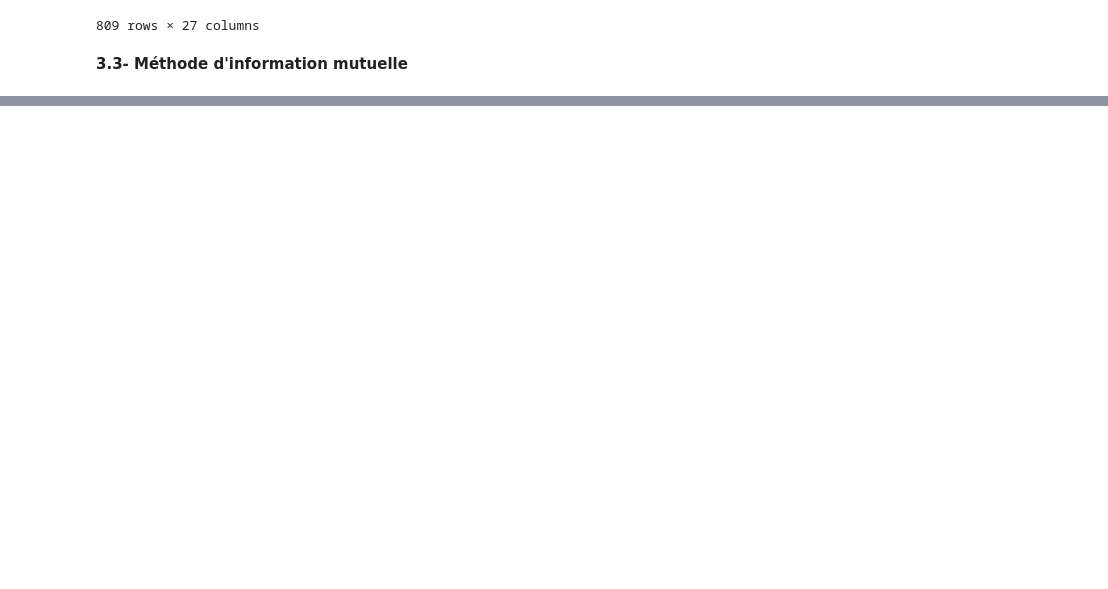
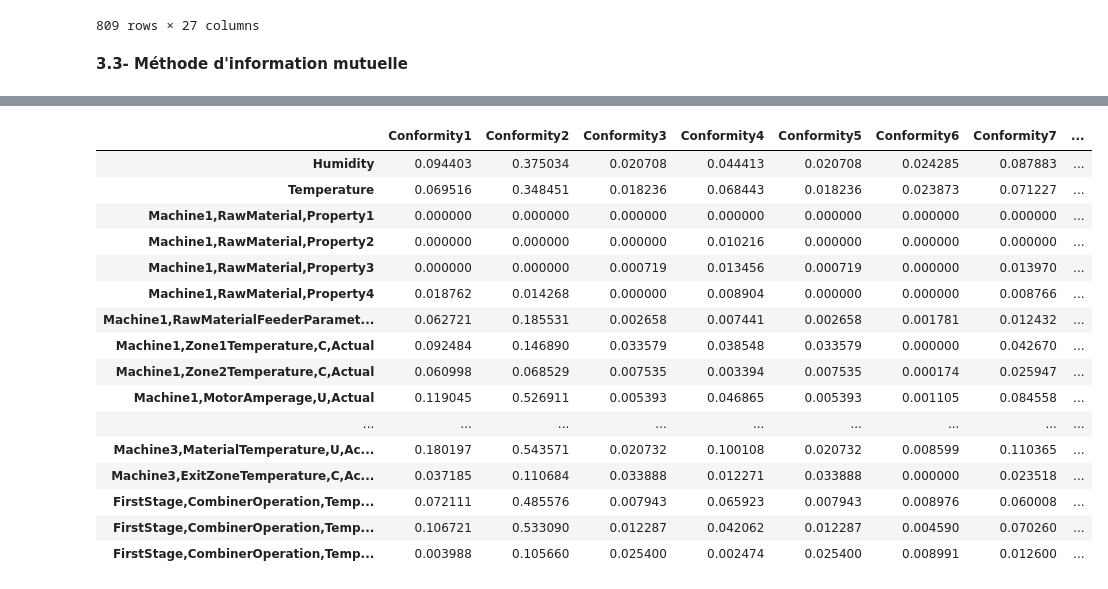
Before and after one commit to moubarik-ashraf/NOTEBOOKS, a Jupyter notebook: TP1.ipynb, the cells around one changed output, grey strips where cells are left out. Drawn from its saved outputs; the diff is of its cells as text; code cells hidden in the pictures; blank space fills up the shorter version.

```diff
--- a/TP1.ipynb
+++ b/TP1.ipynb
@@ -602,0 +558,20 @@ data_filtre_final.head()
+# %%
+mutual_info_scores
+# %% [output]
+|  | Conformity1 | Conformity2 | Conformity3 | Conformity4 | Conformity5 | Conformity6 | Conformity7 | ... |
+| Humidity | 0.094403 | 0.375034 | 0.020708 | 0.044413 | 0.020708 | 0.024285 | 0.087883 | ... |
+| Temperature | 0.069516 | 0.348451 | 0.018236 | 0.068443 | 0.018236 | 0.023873 | 0.071227 | ... |
+| Machine1,RawMaterial,Property1 | 0.000000 | 0.000000 | 0.000000 | 0.000000 | 0.000000 | 0.000000 | 0.000000 | ... |
+| Machine1,RawMaterial,Property2 | 0.000000 | 0.000000 | 0.000000 | 0.010216 | 0.000000 | 0.000000 | 0.000000 | ... |
+| Machine1,RawMaterial,Property3 | 0.000000 | 0.000000 | 0.000719 | 0.013456 | 0.000719 | 0.000000 | 0.013970 | ... |
+| Machine1,RawMaterial,Property4 | 0.018762 | 0.014268 | 0.000000 | 0.008904 | 0.000000 | 0.000000 | 0.008766 | ... |
+| Machine1,RawMaterialFeederParamet... | 0.062721 | 0.185531 | 0.002658 | 0.007441 | 0.002658 | 0.001781 | 0.012432 | ... |
+| Machine1,Zone1Temperature,C,Actual | 0.092484 | 0.146890 | 0.033579 | 0.038548 | 0.033579 | 0.000000 | 0.042670 | ... |
+| Machine1,Zone2Temperature,C,Actual | 0.060998 | 0.068529 | 0.007535 | 0.003394 | 0.007535 | 0.000174 | 0.025947 | ... |
+| Machine1,MotorAmperage,U,Actual | 0.119045 | 0.526911 | 0.005393 | 0.046865 | 0.005393 | 0.001105 | 0.084558 | ... |
+| ... | ... | ... | ... | ... | ... | ... | ... | ... |
+| Machine3,MaterialTemperature,U,Ac... | 0.180197 | 0.543571 | 0.020732 | 0.100108 | 0.020732 | 0.008599 | 0.110365 | ... |
+| Machine3,ExitZoneTemperature,C,Ac... | 0.037185 | 0.110684 | 0.033888 | 0.012271 | 0.033888 | 0.000000 | 0.023518 | ... |
+| FirstStage,CombinerOperation,Temp... | 0.072111 | 0.485576 | 0.007943 | 0.065923 | 0.007943 | 0.008976 | 0.060008 | ... |
+| FirstStage,CombinerOperation,Temp... | 0.106721 | 0.533090 | 0.012287 | 0.042062 | 0.012287 | 0.004590 | 0.070260 | ... |
+| FirstStage,CombinerOperation,Temp... | 0.003988 | 0.105660 | 0.025400 | 0.002474 | 0.025400 | 0.008991 | 0.012600 | ... |
```
Also changed, not shown: parts of 8 cells of this notebook.
